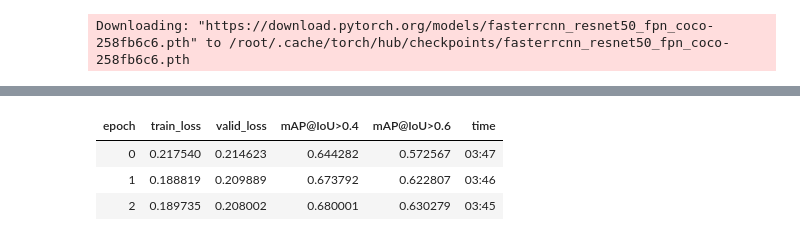
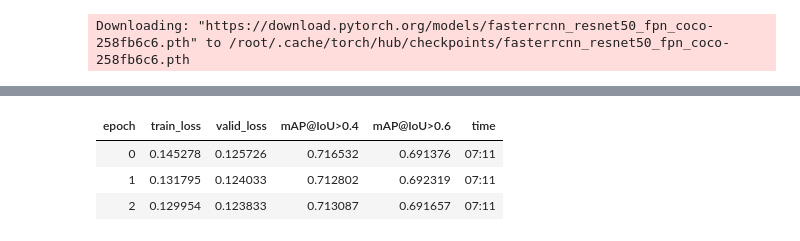
Before and after one commit to rbrtwlz/fastai_object_detection, a Jupyter notebook: notebooks/index.ipynb, the cells around one changed output, grey strips where cells are left out. Drawn from its saved outputs; the diff is of its cells as text; code cells hidden in the pictures.

```diff
--- a/notebooks/index.ipynb
+++ b/notebooks/index.ipynb
@@ -91,5 +49,5 @@ Then you can donwload images of the categories you want to detect. If you want t
 # %%
-path, df = CocoData.create(ds_name="ds-cats-dogs", cat_list=["cat", "dog"], max_images=500)
+path, df = CocoData.create(ds_name="ds-cats-dogs", cat_list=["cat", "dog"], max_images=1000)
 # %% [output]
 Creating folders.
 Downloading annotation files...
@@ -141,4 +89,4 @@ SuggestedLRs(lr_min=0.13182567358016967, lr_steep=0.0012022644514217973)
 # %%
-learn.fit_one_cycle(3, 1.2e-03)
+learn.fit_one_cycle(3, 7e-03)
 # %% [output]
 | epoch | train_loss | valid_loss | mAP@IoU>0.4 | mAP@IoU>0.6 | time |
@@ -152,7 +104,7 @@ learn.unfreeze()
 # %%
-learn.fit_one_cycle(3, 1.2e-03)
+learn.fit_one_cycle(3, 3.3e-04)
 # %% [output]
 | epoch | train_loss | valid_loss | mAP@IoU>0.4 | mAP@IoU>0.6 | time |
-| 0 | 0.217540 | 0.214623 | 0.644282 | 0.572567 | 03:47 |
-| 1 | 0.188819 | 0.209889 | 0.673792 | 0.622807 | 03:46 |
-| 2 | 0.189735 | 0.208002 | 0.680001 | 0.630279 | 03:45 |
+| 0 | 0.145278 | 0.125726 | 0.716532 | 0.691376 | 07:11 |
+| 1 | 0.131795 | 0.124033 | 0.712802 | 0.692319 | 07:11 |
+| 2 | 0.129954 | 0.123833 | 0.713087 | 0.691657 | 07:11 |
```
Also changed, not shown: parts of 21 cells of this notebook, 13 other files.
